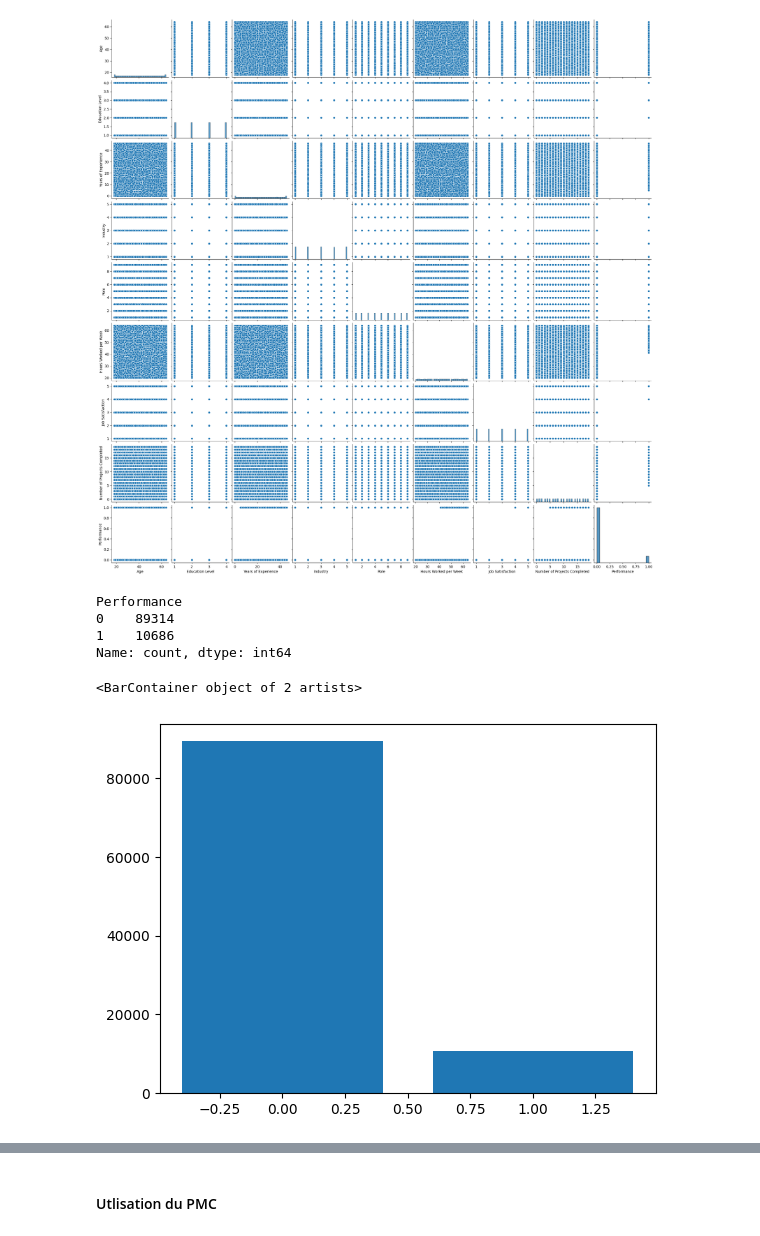
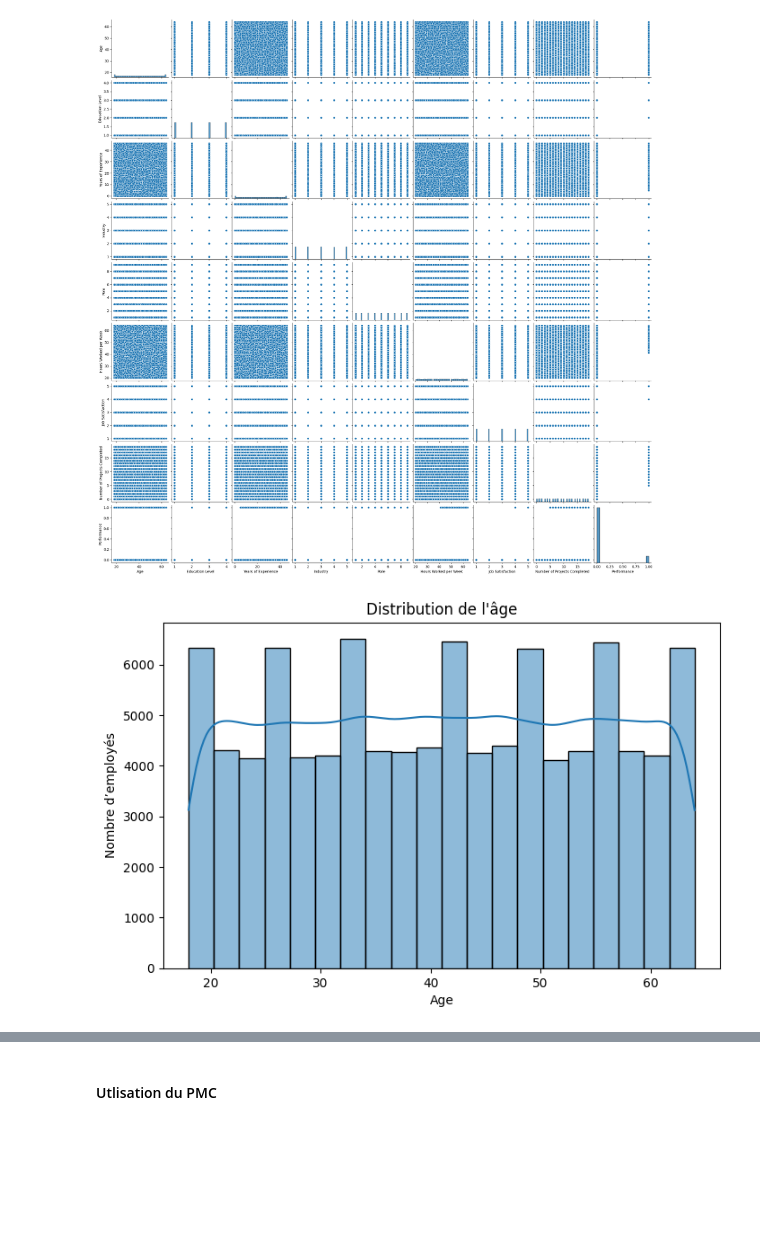
Before and after one commit to NdongoMamoudou/DeepLearningHub, a Jupyter notebook: PMC/Notebooks/Binary_classification.ipynb, the cells around one changed output, grey strips where cells are left out. Saved outputs shown, nothing was run; the diff lists cells and outputs as text; code cells hidden in the pictures; blank space fills up the shorter version.

Commit message:
ajouter des courbe sur le notebooks pour voir les performance

```diff
--- a/PMC/Notebooks/Binary_classification.ipynb
+++ b/PMC/Notebooks/Binary_classification.ipynb
@@ -90,17 +90,12 @@ sns.pairplot(df_employer)
 # %% [output]
 <seaborn.axisgrid.PairGrid at 0x...>
 [figure]
-# %%
-value = df_employer["Performance"].value_counts()
-
-value
-# %% [output]
-Performance
-0    89314
-1    10686
-Name: count, dtype: int64
-# %%
-plt.bar(value.index , value)
-# %% [output]
-<BarContainer object of 2 artists>
-[figure, removed]
+# %%
+plt.figure(figsize=(8,5))
+sns.histplot(df_employer['Age'], bins=20, kde=True)
+plt.title("Distribution de l'âge")
+plt.xlabel("Age")
+plt.ylabel("Nombre d’employés")
+plt.show()
+# %% [output]
+[figure, added]
```
Also changed, not shown: parts of 4 cells of this notebook.
